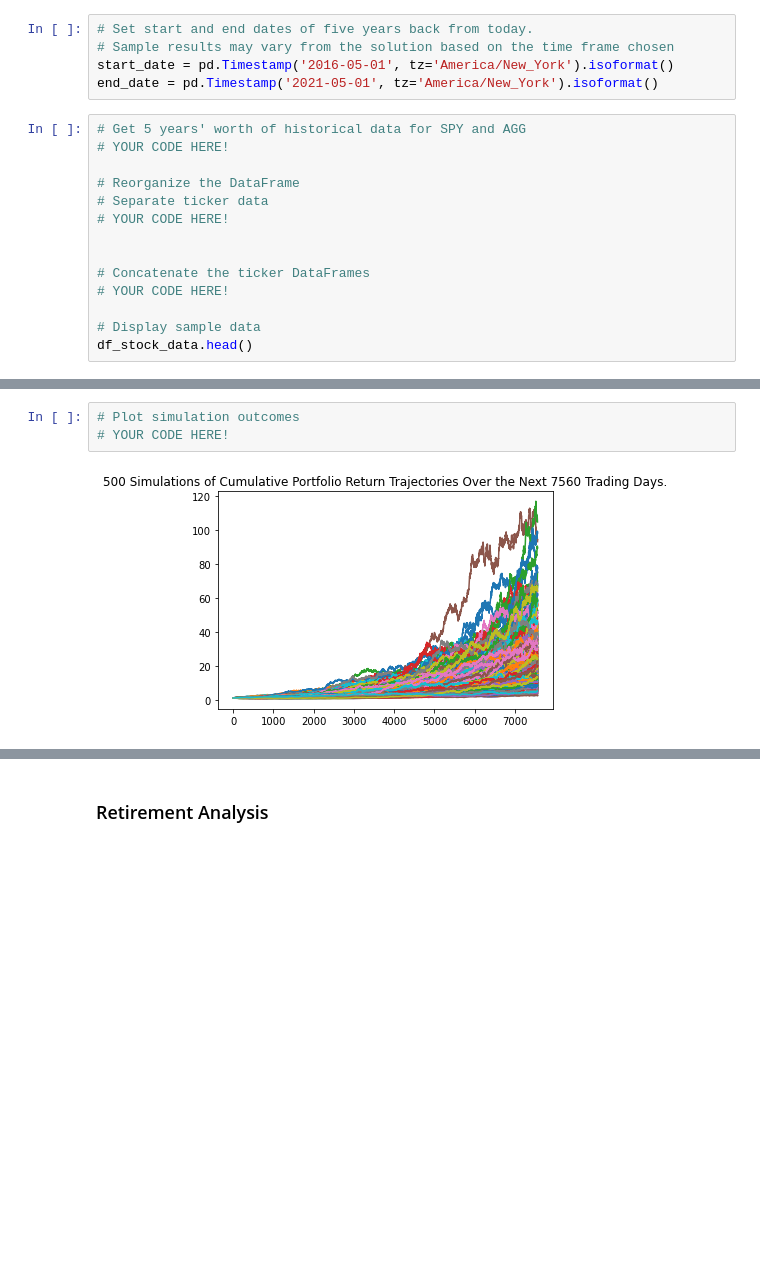
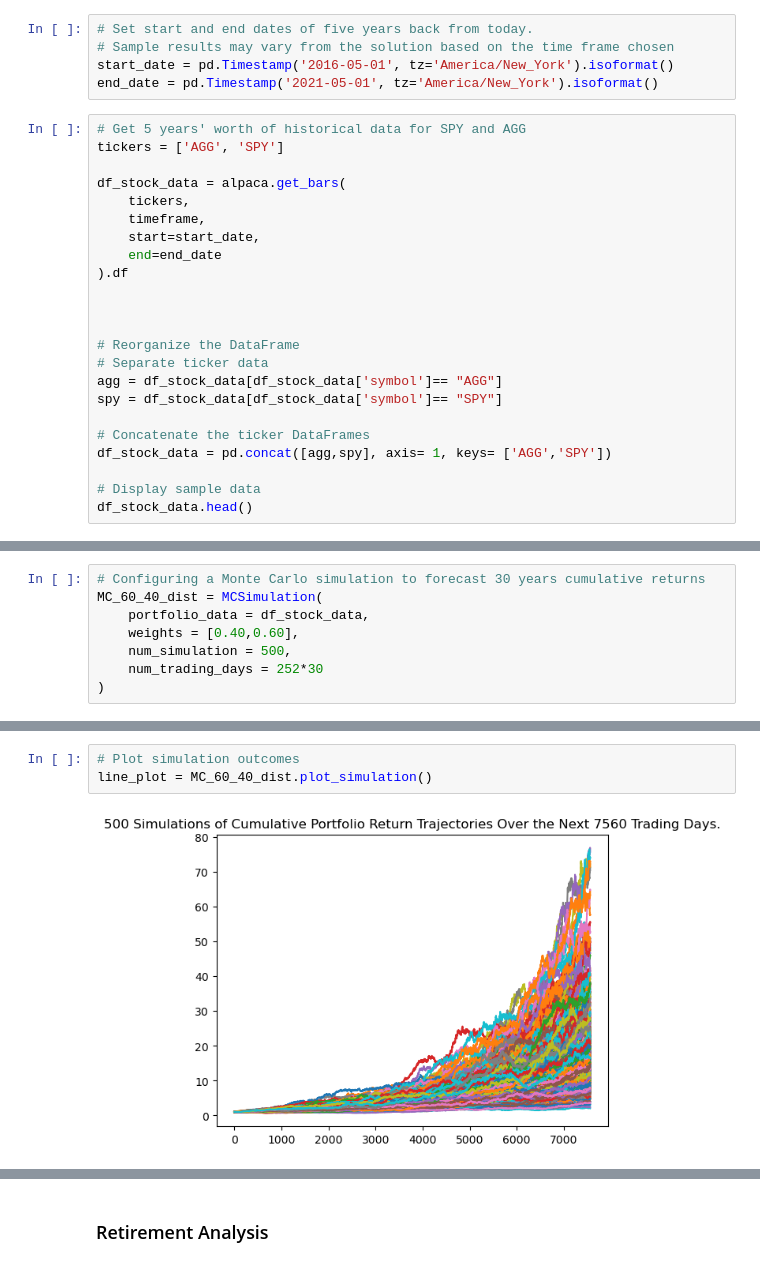
Before and after one commit to scoopcash/Module5, a Jupyter notebook: Instructions/Starter_Code/financial-planner.ipynb, the cells around one changed output, grey strips where cells are left out. Cells and saved outputs as stored; diff of their text form; blank space fills up the shorter version.

```diff
--- a/Instructions/Starter_Code/financial-planner.ipynb
+++ b/Instructions/Starter_Code/financial-planner.ipynb
@@ -191,15 +191,24 @@ start_date = pd.Timestamp('2016-05-01', tz='America/New_York').isoformat()
 end_date = pd.Timestamp('2021-05-01', tz='America/New_York').isoformat()
 # %%
 # Get 5 years' worth of historical data for SPY and AGG
-# YOUR CODE HERE!
+tickers = ['AGG', 'SPY']
+
+df_stock_data = alpaca.get_bars(
+    tickers,
+    timeframe,
+    start=start_date,
+    end=end_date
+).df
+
+
 
 # Reorganize the DataFrame
 # Separate ticker data
-# YOUR CODE HERE!
-
+agg = df_stock_data[df_stock_data['symbol']== "AGG"]
+spy = df_stock_data[df_stock_data['symbol']== "SPY"]
 
 # Concatenate the ticker DataFrames
-# YOUR CODE HERE!
+df_stock_data = pd.concat([agg,spy], axis= 1, keys= ['AGG','SPY'])
 
 # Display sample data
 df_stock_data.head()
@@ -214,0 +224,8 @@ df_stock_data.head()
+# %%
+# Configuring a Monte Carlo simulation to forecast 30 years cumulative returns
+MC_60_40_dist = MCSimulation(
+    portfolio_data = df_stock_data,
+    weights = [0.40,0.60],
+    num_simulation = 500,
+    num_trading_days = 252*30
+)
@@ -264,7 +271,7 @@ Running Monte Carlo simulation number 490.
 # %%
 # Plot simulation outcomes
-# YOUR CODE HERE!
+line_plot = MC_60_40_dist.plot_simulation()
 # %% [output]
-[figure, old version]
+[figure, new version]
 # %%
 # Plot probability distribution and confidence intervals
```
Also changed, not shown: parts of 16 cells of this notebook.
